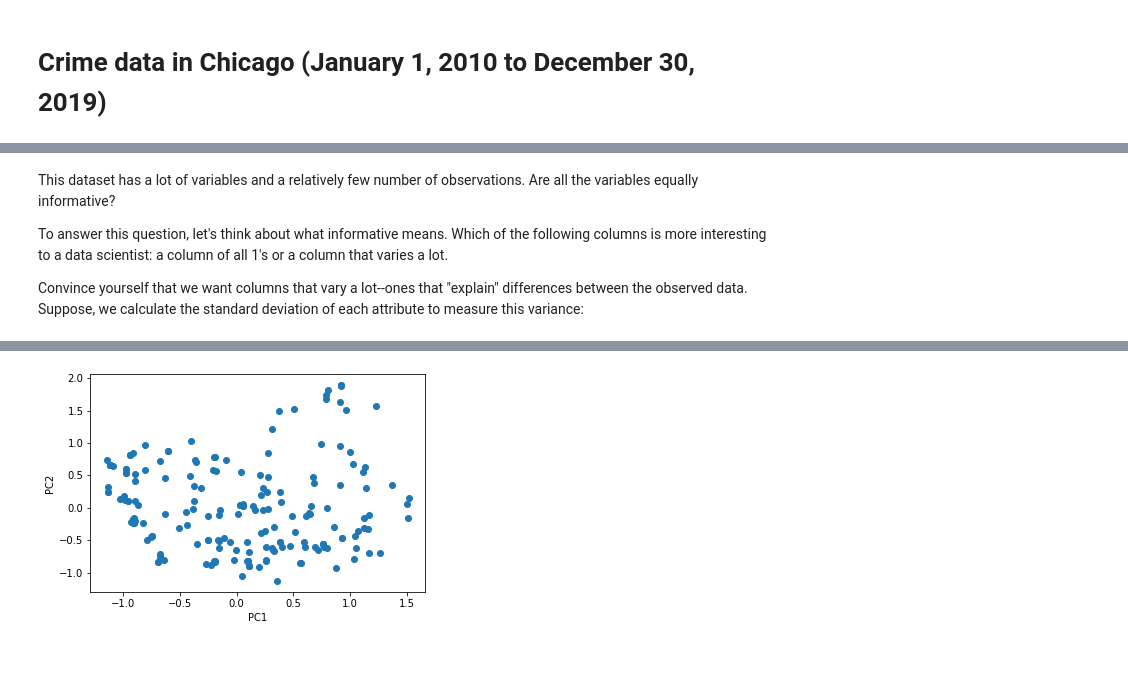
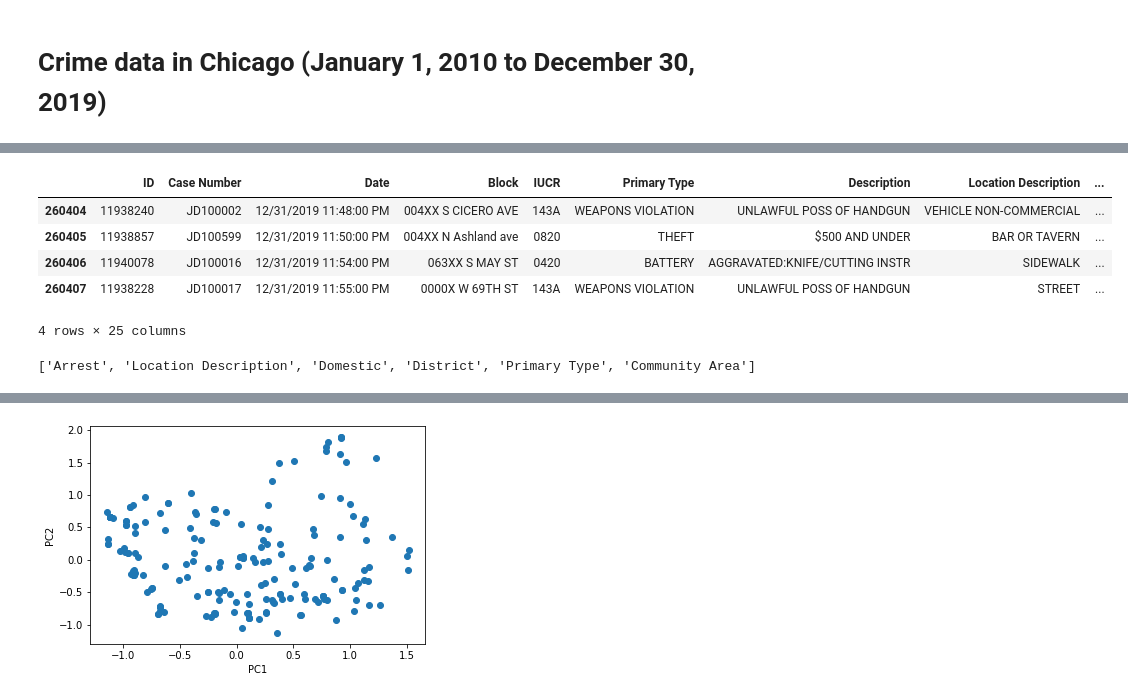
Before and after one commit to JiaqiGao/CMSC-21800-project, a Jupyter notebook: project.ipynb, the cells around one changed output, grey strips where cells are left out. Drawn from its saved outputs; the diff is of its cells as text; code cells hidden in the pictures; blank space fills up the shorter version.

Commit message:
1-hot encodings, normalization, pca

```diff
--- a/project.ipynb
+++ b/project.ipynb
@@ -2,6 +2,6 @@
 # Crime data in Chicago (January 1, 2010 to December 30, 2019)
 # %%
 import pandas as pd
-flag = pd.read_csv('2019_data.csv',index_col='Date')
-flag[:5]
+crime_data = pd.read_csv('2019_data.csv')
+crime_data.dtypes
 # %% [output]
@@ -41,7 +25,45 @@ Name: mainhue, dtype: object
-# %% [markdown]
-This dataset has a lot of variables and a relatively few number of observations. Are all the variables equally informative?
-
-To answer this question, let's think about what informative means. Which of the following columns is more interesting to a data scientist: a column of all 1's or a column that varies a lot.
-
-Convince yourself that we want columns that vary a lot--ones that "explain" differences between the observed data. Suppose, we calculate the standard deviation of each attribute to measure this variance:
+# %%
+import datetime
+
+cols_to_remove = list(crime_data)
+
+# Separating the date column into month, day, year, and time columns
+Months = []
+Days   = []
+Years  = []
+Hours  = []
+
+for row in crime_data['Date']:
+    d = datetime.datetime.strptime(row, '%m/%d/%Y %I:%M:%S %p')
+    Months.append(d.month)
+    Days.append(d.day)
+    Years.append(d.year)
+    Hours.append(d.hour)
+
+crime_data['Month'] = Months
+crime_data['Day'] = Days
+crime_data['Year'] = Years
+crime_data['Hour'] = Hours
+
+crime_data[-4:]
+# %% [output]
+|  | ID | Case Number | Date | Block | IUCR | Primary Type | Description | Location Description | ... |
+| 260404 | 11938240 | JD100002 | 12/31/2019 11:48:00 PM | 004XX S CICERO AVE | 143A | WEAPONS VIOLATION | UNLAWFUL POSS OF HANDGUN | VEHICLE NON-COMMERCIAL | ... |
+| 260405 | 11938857 | JD100599 | 12/31/2019 11:50:00 PM | 004XX N Ashland ave | 0820 | THEFT | $500 AND UNDER | BAR OR TAVERN | ... |
+| 260406 | 11940078 | JD100016 | 12/31/2019 11:54:00 PM | 063XX S MAY ST | 0420 | BATTERY | AGGRAVATED:KNIFE/CUTTING INSTR | SIDEWALK | ... |
+| 260407 | 11938228 | JD100017 | 12/31/2019 11:55:00 PM | 0000X W 69TH ST | 143A | WEAPONS VIOLATION | UNLAWFUL POSS OF HANDGUN | STREET | ... |
+4 rows × 25 columns
+# %%
+# 1-hot encoding for: Arrest, Location Description, Domestic, District, Primary Type, Community Area
+discrete_variables = "Arrest, Location Description, Domestic, District, Primary Type, Community Area".split(", ")
+print(discrete_variables)
+for variable in discrete_variables:
+    for dtype in crime_data[variable].dropna().unique():
+        if (dtype != "nan"):
+            crime_data[variable+"_"+str(dtype)]  = 1*(crime_data[variable] == dtype)
+
+crime_data = crime_data.drop(columns=cols_to_remove)
+crime_data[-4:]
+# %% [output]
+['Arrest', 'Location Description', 'Domestic', 'District', 'Primary Type', 'Community Area']
 # %%
```
Also changed, not shown: parts of 15 cells of this notebook, 1 other file.
